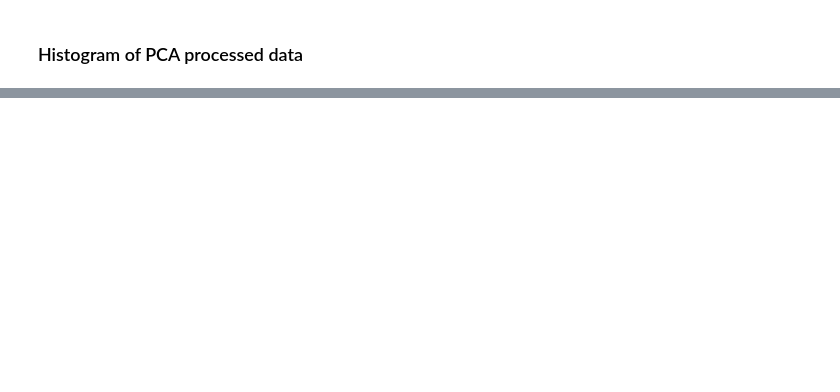
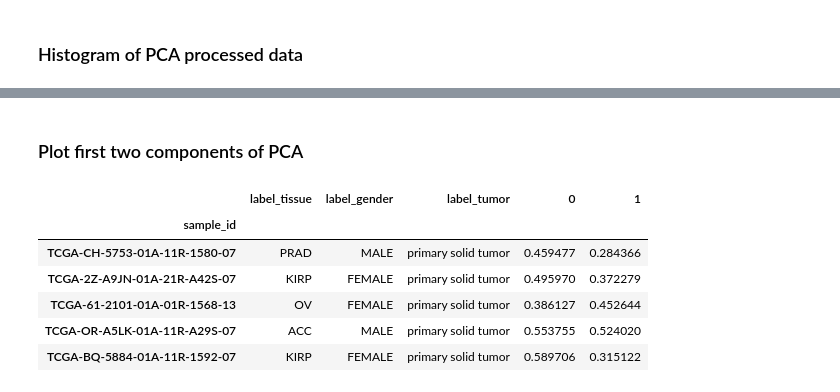
Before and after one commit to jvivian/DeepTCGA, a Jupyter notebook: Dimension_Reduction.ipynb, the cells around one changed output, grey strips where cells are left out. Cells and saved outputs as stored; diff of their text form; code cells hidden in the pictures; blank space fills up the shorter version.

```diff
--- a/Dimension_Reduction.ipynb
+++ b/Dimension_Reduction.ipynb
@@ -82,0 +92,16 @@ variance=0.9, n_components=1070
+# %% [markdown]
+### Plot first two components of PCA
+# %%
+df2 = pd.read_csv("./data/mRNA_PCA_0.2_variance_MinMaxScaled.csv", index_col="sample_id")
+label_df = pd.read_csv("./data/labels.csv", index_col="sample_id")
+joined_df = label_df.join(df2).dropna()
+# %%
+joined_df.sample(5)
+# %% [output]
+|  | label_tissue | label_gender | label_tumor | 0 | 1 |
+| sample_id |  |  |  |  |  |
+| TCGA-CH-5753-01A-11R-1580-07 | PRAD | MALE | primary solid tumor | 0.459477 | 0.284366 |
+| TCGA-2Z-A9JN-01A-21R-A42S-07 | KIRP | FEMALE | primary solid tumor | 0.495970 | 0.372279 |
+| TCGA-61-2101-01A-01R-1568-13 | OV | FEMALE | primary solid tumor | 0.386127 | 0.452644 |
+| TCGA-OR-A5LK-01A-11R-A29S-07 | ACC | MALE | primary solid tumor | 0.553755 | 0.524020 |
+| TCGA-BQ-5884-01A-11R-1592-07 | KIRP | FEMALE | primary solid tumor | 0.589706 | 0.315122 |
```
Also changed, not shown: parts of 8 cells of this notebook.
